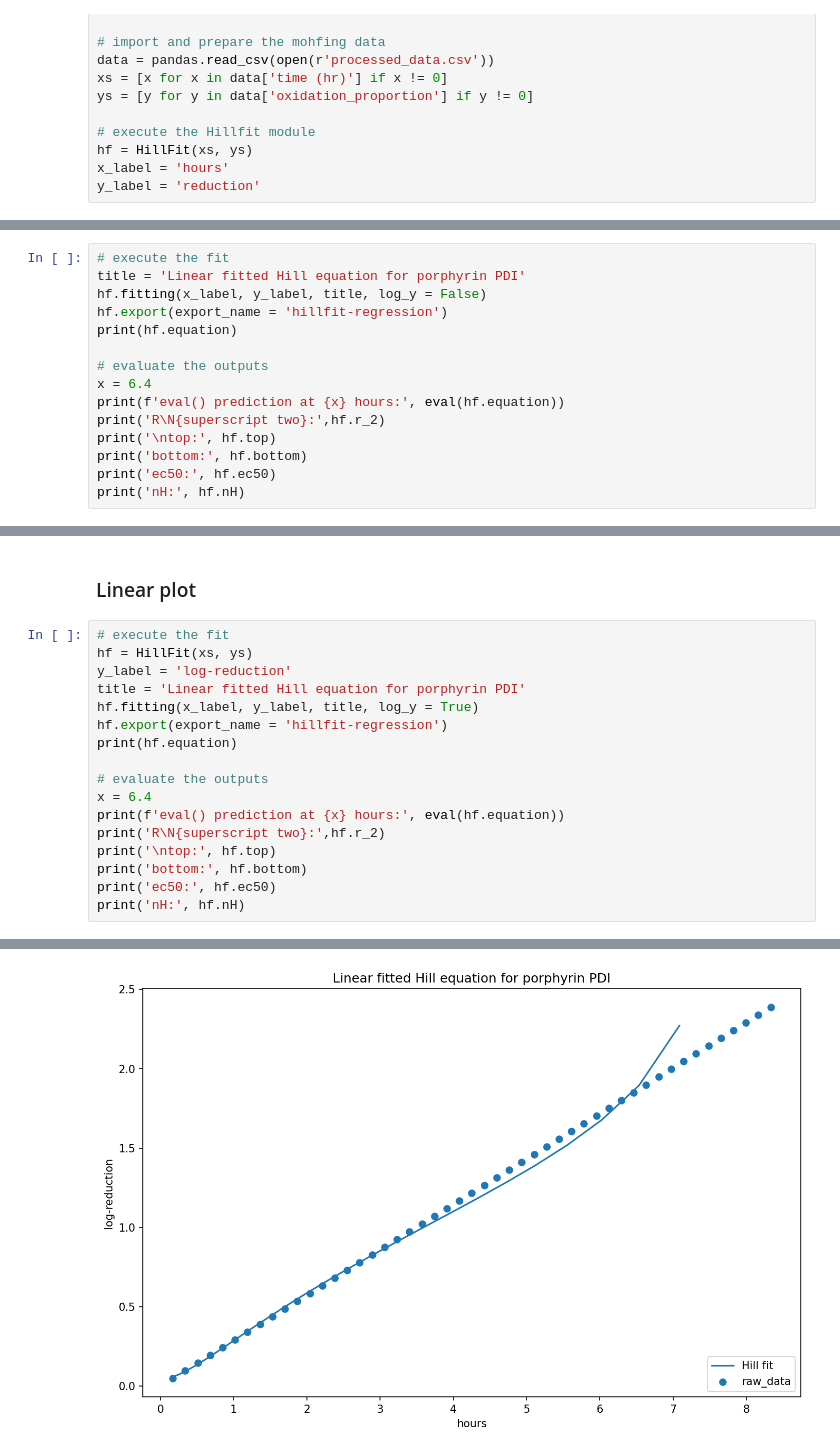
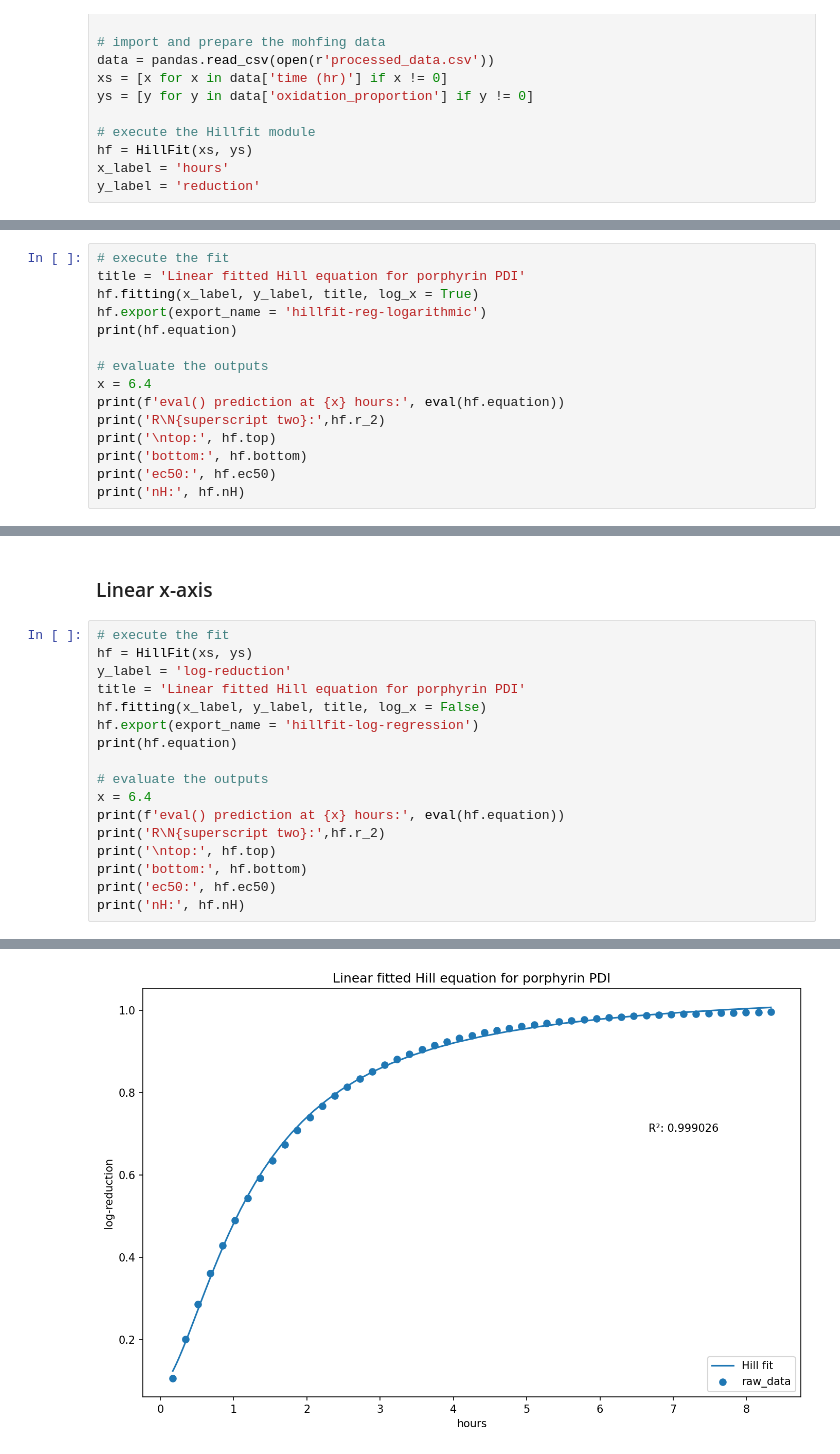
Before and after one commit to himoto/hillfit, a Jupyter notebook: examples/modeling_data.ipynb, the cells around one changed output, grey strips where cells are left out. Cells and saved outputs as stored; diff of their text form.

```diff
--- a/examples/modeling_data.ipynb
+++ b/examples/modeling_data.ipynb
@@ -21,8 +21,8 @@ y_label = 'reduction'
 # %%
 # execute the fit
 title = 'Linear fitted Hill equation for porphyrin PDI'
-hf.fitting(x_label, y_label, title, log_y = False)
-hf.export(export_name = 'hillfit-regression')
+hf.fitting(x_label, y_label, title, log_x = True)
+hf.export(export_name = 'hillfit-reg-logarithmic')
 print(hf.equation)
 
 # evaluate the outputs
@@ -46,29 +46,29 @@ nH: 1.5950663183425264
 # %% [markdown]
-### Linear plot
+### Linear x-axis
 # %%
 # execute the fit
 hf = HillFit(xs, ys)
 y_label = 'log-reduction'
 title = 'Linear fitted Hill equation for porphyrin PDI'
-hf.fitting(x_label, y_label, title, log_y = True)
-hf.export(export_name = 'hillfit-regression')
+hf.fitting(x_label, y_label, title, log_x = False)
+hf.export(export_name = 'hillfit-log-regression')
 print(hf.equation)
 
 # evaluate the outputs
 x = 6.4
 print(f'eval() prediction at {x} hours:', eval(hf.equation))
 print('R\N{superscript two}:',hf.r_2)
 print('\ntop:', hf.top)
 print('bottom:', hf.bottom)
 print('ec50:', hf.ec50)
 print('nH:', hf.nH)
 # %% [output]
 0.085714 + (1.0521-0.085714)*x**1.59507 / (1.25475**1.59507 + x**1.59507)
 eval() prediction at 6.4 hours: 0.9852200073112384
 R²: 0.9990264809795103
 
 top: 1.0520993081503895
 bottom: 0.0857140325117774
 ec50: 1.2547491869725917
 nH: 1.5950663183425264
-[figure, old version]
+[figure, new version]
```
Also changed, not shown: parts of 2 cells of this notebook, 11 other files.
